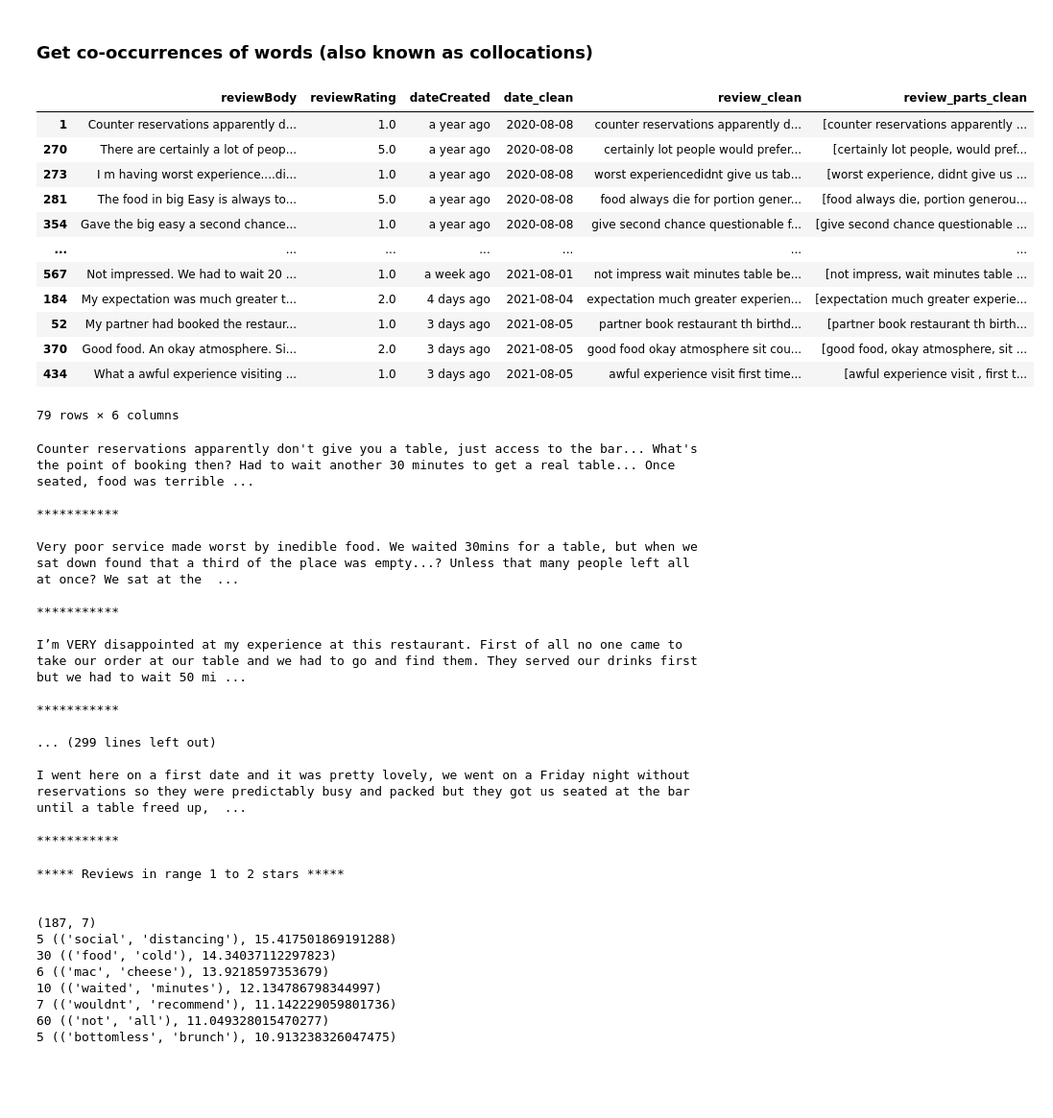
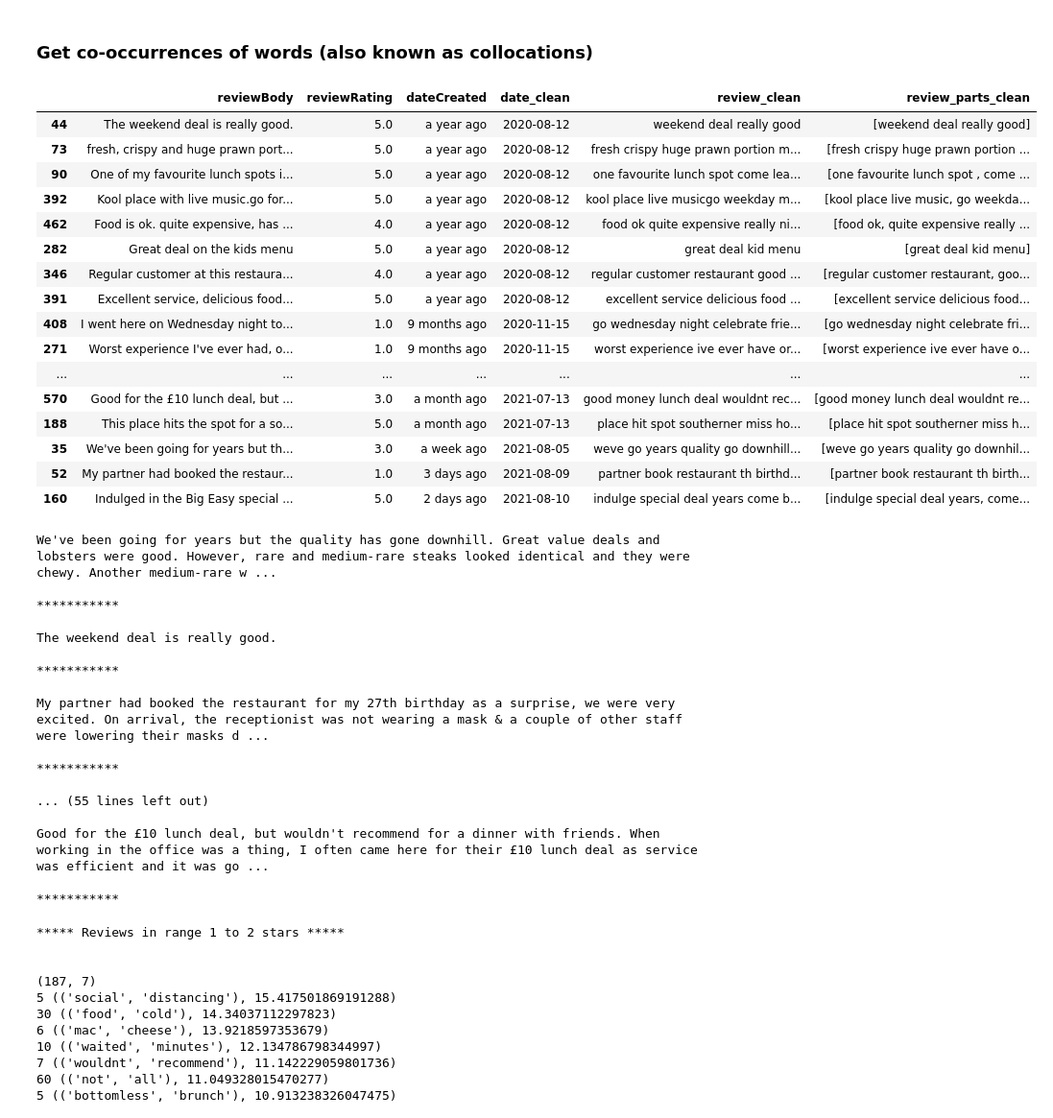
Before and after one commit to jack-cook-repo/reviews-tool, a Jupyter notebook: notebooks/Big Easy CW Reviews (Google cleaned data).ipynb, the cells around one changed output. Shown at 96% size. Saved outputs shown, nothing was run; the diff lists cells and outputs as text; code cells hidden in the pictures; blank space fills up the shorter version.

Commit message:
Food and interesting topic summaries

```diff
--- a/notebooks/Big Easy CW Reviews (Google cleaned data).ipynb
+++ b/notebooks/Big Easy CW Reviews (Google cleaned data).ipynb
@@ -357,42 +357,46 @@ pd.DataFrame(dict_combos.items(), columns=['n_gram', 'count']).query('count>5').
 # %% [markdown]
 ### Get co-occurrences of words (also known as collocations)
 # %%
-df_test = df_big_easy_clean[df_big_easy_clean['review_clean'].str.contains(r'(\btable)s?\b')].copy(deep=True)
+df_test = df_big_easy_clean[df_big_easy_clean['review_clean'].str.contains(r'(\bdeal)s?\b')].copy(deep=True)
 df_test.sort_values(by='date_clean')
 # %% [output]
 |  | reviewBody | reviewRating | dateCreated | date_clean | review_clean | review_parts_clean |
-| 1 | Counter reservations apparently d... | 1.0 | a year ago | 2020-08-08 | counter reservations apparently d... | [counter reservations apparently ... |
-| 270 | There are certainly a lot of peop... | 5.0 | a year ago | 2020-08-08 | certainly lot people would prefer... | [certainly lot people, would pref... |
-| 273 | I m having worst experience....di... | 1.0 | a year ago | 2020-08-08 | worst experiencedidnt give us tab... | [worst experience, didnt give us ... |
-| 281 | The food in big Easy is always to... | 5.0 | a year ago | 2020-08-08 | food always die for portion gener... | [food always die, portion generou... |
-| 354 | Gave the big easy a second chance... | 1.0 | a year ago | 2020-08-08 | give second chance questionable f... | [give second chance questionable ... |
+| 44 | The weekend deal is really good. | 5.0 | a year ago | 2020-08-12 | weekend deal really good | [weekend deal really good] |
+| 73 | fresh, crispy and huge prawn port... | 5.0 | a year ago | 2020-08-12 | fresh crispy huge prawn portion m... | [fresh crispy huge prawn portion ... |
+| 90 | One of my favourite lunch spots i... | 5.0 | a year ago | 2020-08-12 | one favourite lunch spot come lea... | [one favourite lunch spot , come ... |
+| 392 | Kool place with live music.go for... | 5.0 | a year ago | 2020-08-12 | kool place live musicgo weekday m... | [kool place live music, go weekda... |
+| 462 | Food is ok. quite expensive, has ... | 4.0 | a year ago | 2020-08-12 | food ok quite expensive really ni... | [food ok, quite expensive really ... |
+| 282 | Great deal on the kids menu | 5.0 | a year ago | 2020-08-12 | great deal kid menu | [great deal kid menu] |
+| 346 | Regular customer at this restaura... | 4.0 | a year ago | 2020-08-12 | regular customer restaurant good ... | [regular customer restaurant, goo... |
+| 391 | Excellent service, delicious food... | 5.0 | a year ago | 2020-08-12 | excellent service delicious food ... | [excellent service delicious food... |
+| 408 | I went here on Wednesday night to... | 1.0 | 9 months ago | 2020-11-15 | go wednesday night celebrate frie... | [go wednesday night celebrate fri... |
+| 271 | Worst experience I've ever had, o... | 1.0 | 9 months ago | 2020-11-15 | worst experience ive ever have or... | [worst experience ive ever have o... |
 | ... | ... | ... | ... | ... | ... | ... |
-| 567 | Not impressed. We had to wait 20 ... | 1.0 | a week ago | 2021-08-01 | not impress wait minutes table be... | [not impress, wait minutes table ... |
-| 184 | My expectation was much greater t... | 2.0 | 4 days ago | 2021-08-04 | expectation much greater experien... | [expectation much greater experie... |
-| 52 | My partner had booked the restaur... | 1.0 | 3 days ago | 2021-08-05 | partner book restaurant th birthd... | [partner book restaurant th birth... |
-| 370 | Good food. An okay atmosphere. Si... | 2.0 | 3 days ago | 2021-08-05 | good food okay atmosphere sit cou... | [good food, okay atmosphere, sit ... |
-| 434 | What a awful experience visiting ... | 1.0 | 3 days ago | 2021-08-05 | awful experience visit first time... | [awful experience visit , first t... |
+| 570 | Good for the £10 lunch deal, but ... | 3.0 | a month ago | 2021-07-13 | good money lunch deal wouldnt rec... | [good money lunch deal wouldnt re... |
+| 188 | This place hits the spot for a so... | 5.0 | a month ago | 2021-07-13 | place hit spot southerner miss ho... | [place hit spot southerner miss h... |
+| 35 | We've been going for years but th... | 3.0 | a week ago | 2021-08-05 | weve go years quality go downhill... | [weve go years quality go downhil... |
+| 52 | My partner had booked the restaur... | 1.0 | 3 days ago | 2021-08-09 | partner book restaurant th birthd... | [partner book restaurant th birth... |
+| 160 | Indulged in the Big Easy special ... | 5.0 | 2 days ago | 2021-08-10 | indulge special deal years come b... | [indulge special deal years, come... |
-79 rows × 6 columns
 # %%
 for r in df_test['reviewBody']:
     print(r)
     print('\n***********\n')
 # %% [output]
-Counter reservations apparently don't give you a table, just access to the bar... What's the point of booking then? Had to wait another 30 minutes to get a real table... Once seated, food was terrible ...
+We've been going for years but the quality has gone downhill. Great value deals and lobsters were good. However, rare and medium-rare steaks looked identical and they were chewy. Another medium-rare w ...
 
 ***********
 
-Very poor service made worst by inedible food. We waited 30mins for a table, but when we sat down found that a third of the place was empty...? Unless that many people left all at once? We sat at the  ...
+The weekend deal is really good.
 
 ***********
 
-I’m VERY disappointed at my experience at this restaurant. First of all no one came to take our order at our table and we had to go and find them. They served our drinks first but we had to wait 50 mi ...
+My partner had booked the restaurant for my 27th birthday as a surprise, we were very excited. On arrival, the receptionist was not wearing a mask & a couple of other staff were lowering their masks d ...
 
 ***********
 
-... (299 lines left out)
+... (55 lines left out)
 
-I went here on a first date and it was pretty lovely, we went on a Friday night without reservations so they were predictably busy and packed but they got us seated at the bar until a table freed up,  ...
+Good for the £10 lunch deal, but wouldn't recommend for a dinner with friends. When working in the office was a thing, I often came here for their £10 lunch deal as service was efficient and it was go ...
 
 ***********
 # %%
```
Also changed, not shown: parts of 1 cell of this notebook, 2 other files.
